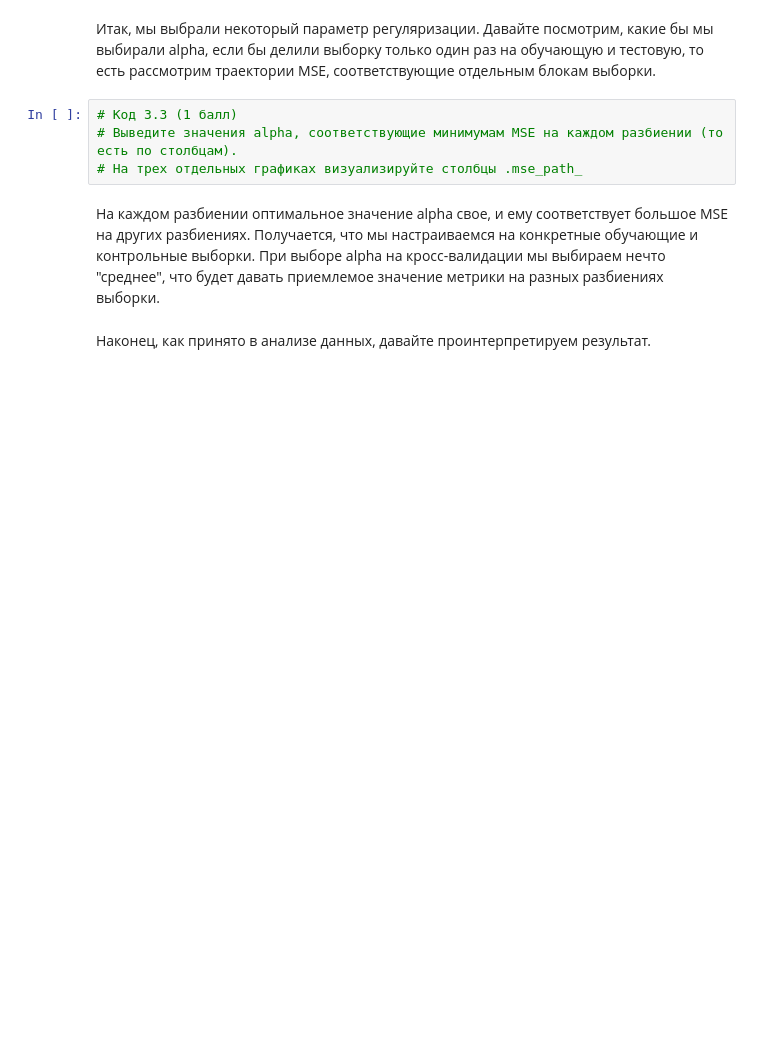
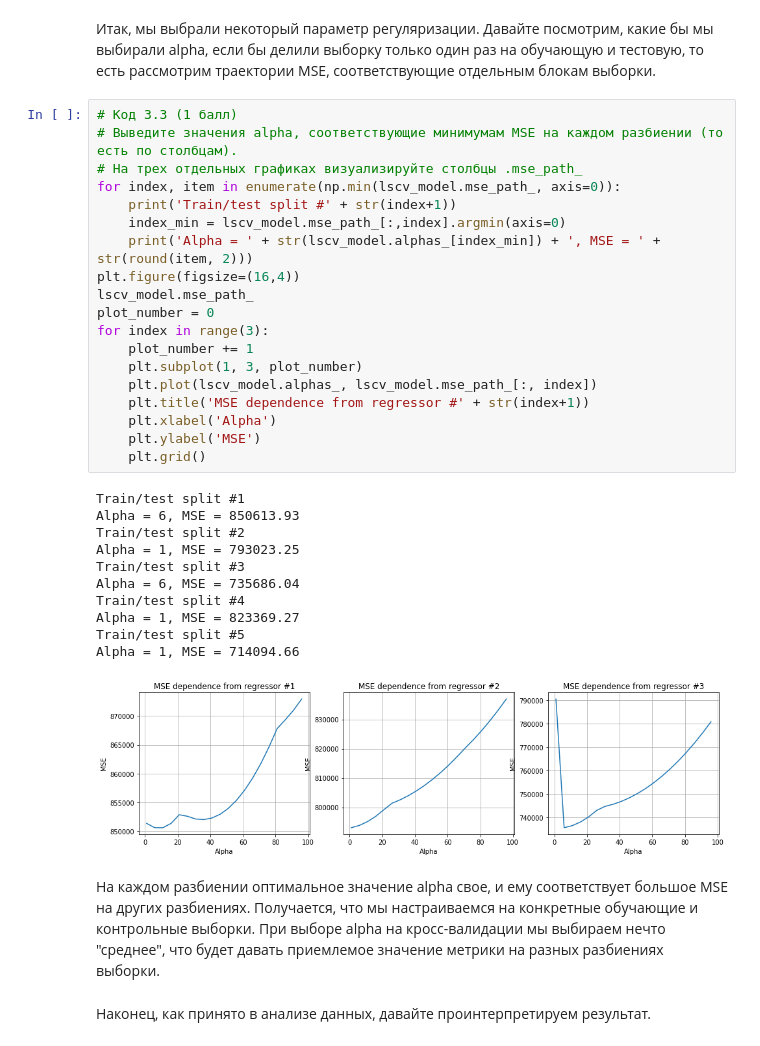
Before and after one commit to xanderkov/MLCoursera, a Jupyter notebook: 2.2.1.overFitting/OverfittingTask.ipynb, the cells around one changed output. Cells and saved outputs as stored; diff of their text form; blank space fills up the shorter version.

```diff
--- a/2.2.1.overFitting/OverfittingTask.ipynb
+++ b/2.2.1.overFitting/OverfittingTask.ipynb
@@ -198,9 +346,36 @@ alphas = np.arange(1, 100, 5)
 # %% [markdown]
 Итак, мы выбрали некоторый параметр регуляризации. Давайте посмотрим, какие бы мы выбирали alpha, если бы делили выборку только один раз на обучающую и тестовую, то есть рассмотрим траектории MSE, соответствующие отдельным блокам выборки.
-# %%
-# Код 3.3 (1 балл)
-# Выведите значения alpha, соответствующие минимумам MSE на каждом разбиении (то есть по столбцам).
-# На трех отдельных графиках визуализируйте столбцы .mse_path_
+# %%
+# Код 3.3 (1 балл)
+# Выведите значения alpha, соответствующие минимумам MSE на каждом разбиении (то есть по столбцам).
+# На трех отдельных графиках визуализируйте столбцы .mse_path_
+for index, item in enumerate(np.min(lscv_model.mse_path_, axis=0)):
+    print('Train/test split #' + str(index+1))
+    index_min = lscv_model.mse_path_[:,index].argmin(axis=0)
+    print('Alpha = ' + str(lscv_model.alphas_[index_min]) + ', MSE = ' + str(round(item, 2)))
+plt.figure(figsize=(16,4))
+lscv_model.mse_path_
+plot_number = 0
+for index in range(3):
+    plot_number += 1
+    plt.subplot(1, 3, plot_number)
+    plt.plot(lscv_model.alphas_, lscv_model.mse_path_[:, index])
+    plt.title('MSE dependence from regressor #' + str(index+1))
+    plt.xlabel('Alpha')
+    plt.ylabel('MSE')
+    plt.grid()
+# %% [output]
+Train/test split #1
+Alpha = 6, MSE = 850613.93
+Train/test split #2
+Alpha = 1, MSE = 793023.25
+Train/test split #3
+Alpha = 6, MSE = 735686.04
+Train/test split #4
+Alpha = 1, MSE = 823369.27
+Train/test split #5
+Alpha = 1, MSE = 714094.66
+[figure, added]
 # %% [markdown]
 На каждом разбиении оптимальное значение alpha свое, и ему соответствует большое MSE на других разбиениях. Получается, что мы настраиваемся на конкретные обучающие и контрольные выборки. При выборе alpha на кросс-валидации мы выбираем нечто "среднее", что будет давать приемлемое значение метрики на разных разбиениях выборки.
 # %% [markdown]
```
Also changed, not shown: parts of 11 cells of this notebook.
